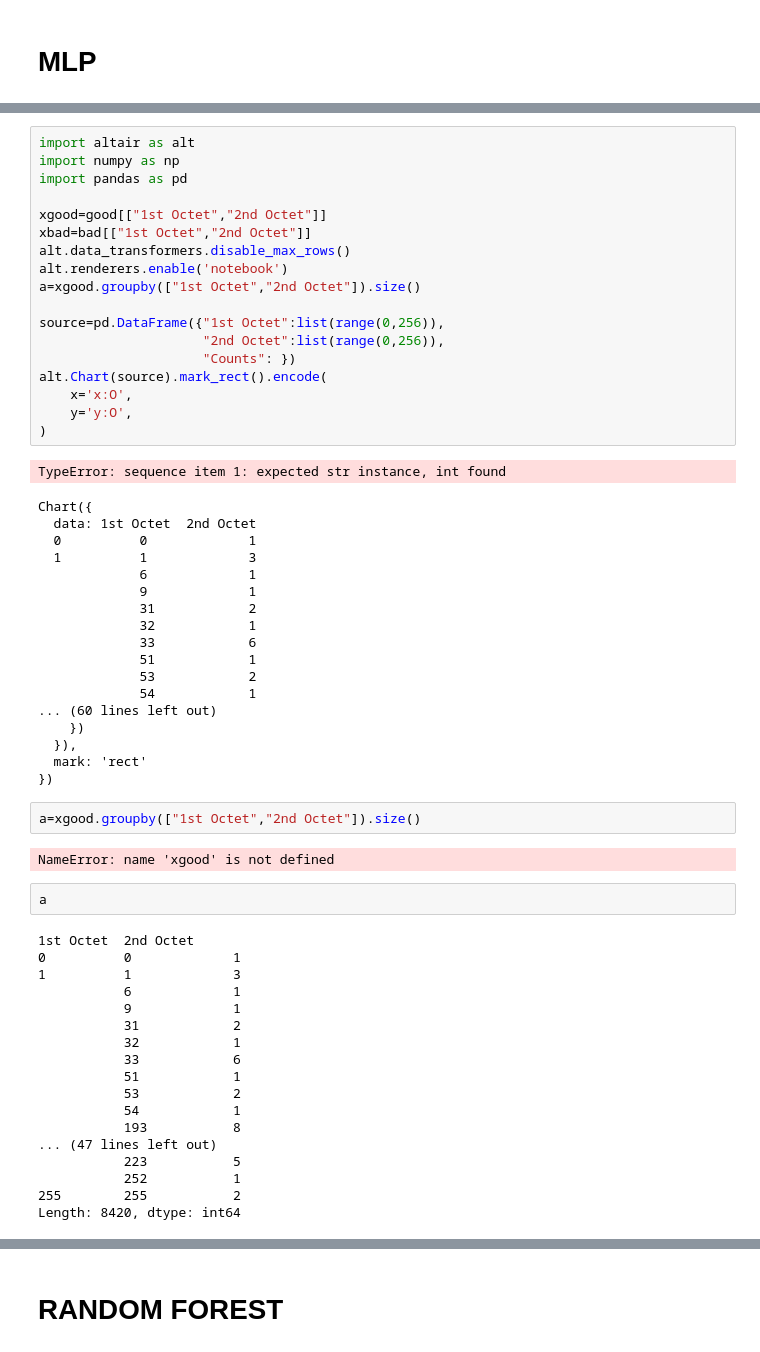
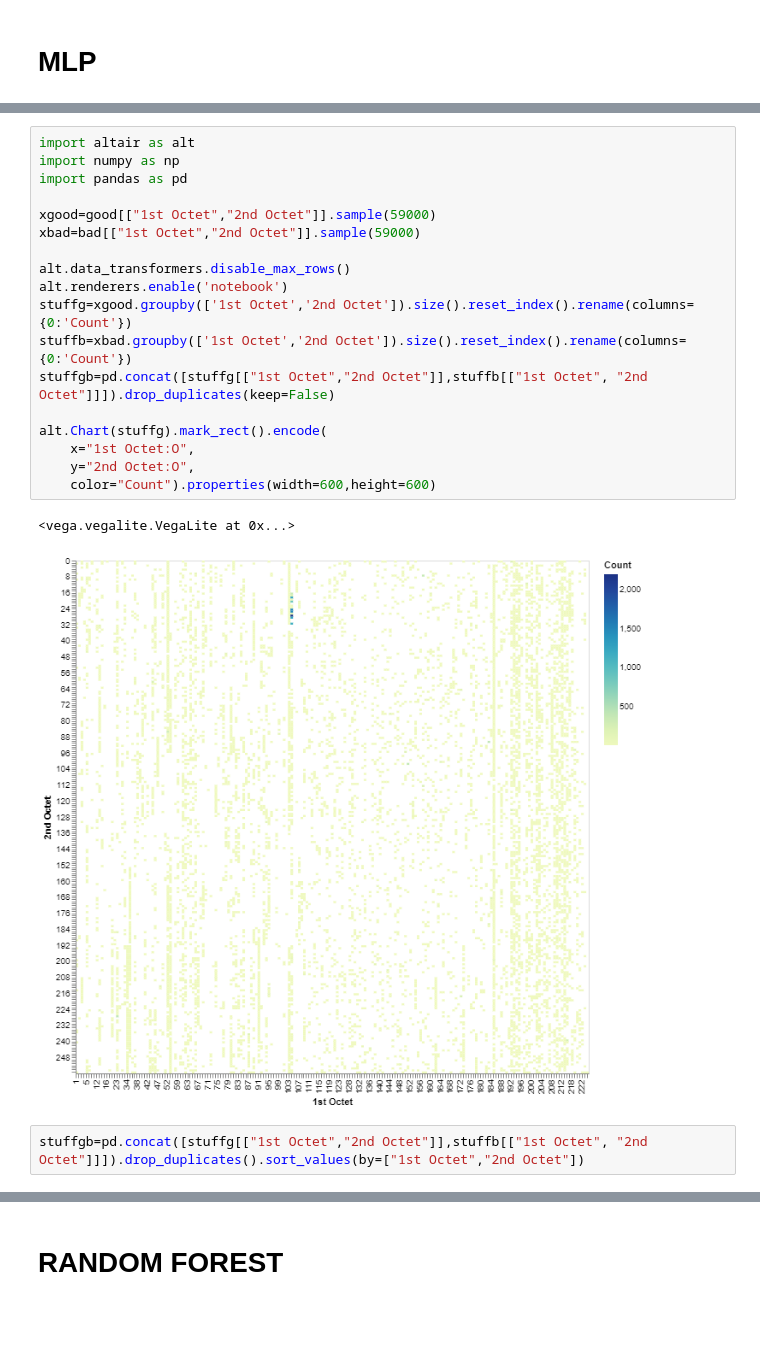
Before and after one commit to G2-IT-Group/external-resource-models, a Jupyter notebook: marcosun/modeling?/models and stuff.ipynb, the cells around one changed output, grey strips where cells are left out. Cells and saved outputs as stored; diff of their text form; blank space fills up the shorter version.

```diff
--- a/marcosun/modeling?/models and stuff.ipynb
+++ b/marcosun/modeling?/models and stuff.ipynb
@@ -126,61 +149,23 @@ weighted avg       0.76      0.75      0.75     38000
 # %%
 import altair as alt
 import numpy as np
 import pandas as pd
 
-xgood=good[["1st Octet","2nd Octet"]]
-xbad=bad[["1st Octet","2nd Octet"]]
+xgood=good[["1st Octet","2nd Octet"]].sample(59000)
+xbad=bad[["1st Octet","2nd Octet"]].sample(59000)
+
 alt.data_transformers.disable_max_rows()
 alt.renderers.enable('notebook')
-a=xgood.groupby(["1st Octet","2nd Octet"]).size()
+stuffg=xgood.groupby(['1st Octet','2nd Octet']).size().reset_index().rename(columns={0:'Count'})
+stuffb=xbad.groupby(['1st Octet','2nd Octet']).size().reset_index().rename(columns={0:'Count'})
+stuffgb=pd.concat([stuffg[["1st Octet","2nd Octet"]],stuffb[["1st Octet", "2nd Octet"]]]).drop_duplicates(keep=False)
 
-source=pd.DataFrame({"1st Octet":list(range(0,256)),
-                     "2nd Octet":list(range(0,256)),
-                     "Counts": })
-alt.Chart(source).mark_rect().encode(
-    x='x:O',
-    y='y:O',
-)
+alt.Chart(stuffg).mark_rect().encode(
+    x="1st Octet:O",
+    y="2nd Octet:O",
+    color="Count").properties(width=600,height=600)
 # %% [output]
-TypeError: sequence item 1: expected str instance, int found
+<vega.vegalite.VegaLite at 0x...>
-Chart({
-  data: 1st Octet  2nd Octet
-  0          0             1
-  1          1             3
-             6             1
-             9             1
-             31            2
-             32            1
-             33            6
-             51            1
-             53            2
-             54            1
-... (60 lines left out)
-    })
-  }),
-  mark: 'rect'
-})
+[figure, added]
-# %%
-a=xgood.groupby(["1st Octet","2nd Octet"]).size()
-# %% [output]
-NameError: name 'xgood' is not defined
-# %%
-a
-# %% [output]
-1st Octet  2nd Octet
-0          0             1
-1          1             3
-           6             1
-           9             1
-           31            2
-           32            1
-           33            6
-           51            1
-           53            2
-           54            1
-           193           8
-... (47 lines left out)
-           223           5
-           252           1
-255        255           2
-Length: 8420, dtype: int64
+# %%
+stuffgb=pd.concat([stuffg[["1st Octet","2nd Octet"]],stuffb[["1st Octet", "2nd Octet"]]]).drop_duplicates().sort_values(by=["1st Octet","2nd Octet"])
```
Also changed, not shown: parts of 9 cells of this notebook, 1 other file.
